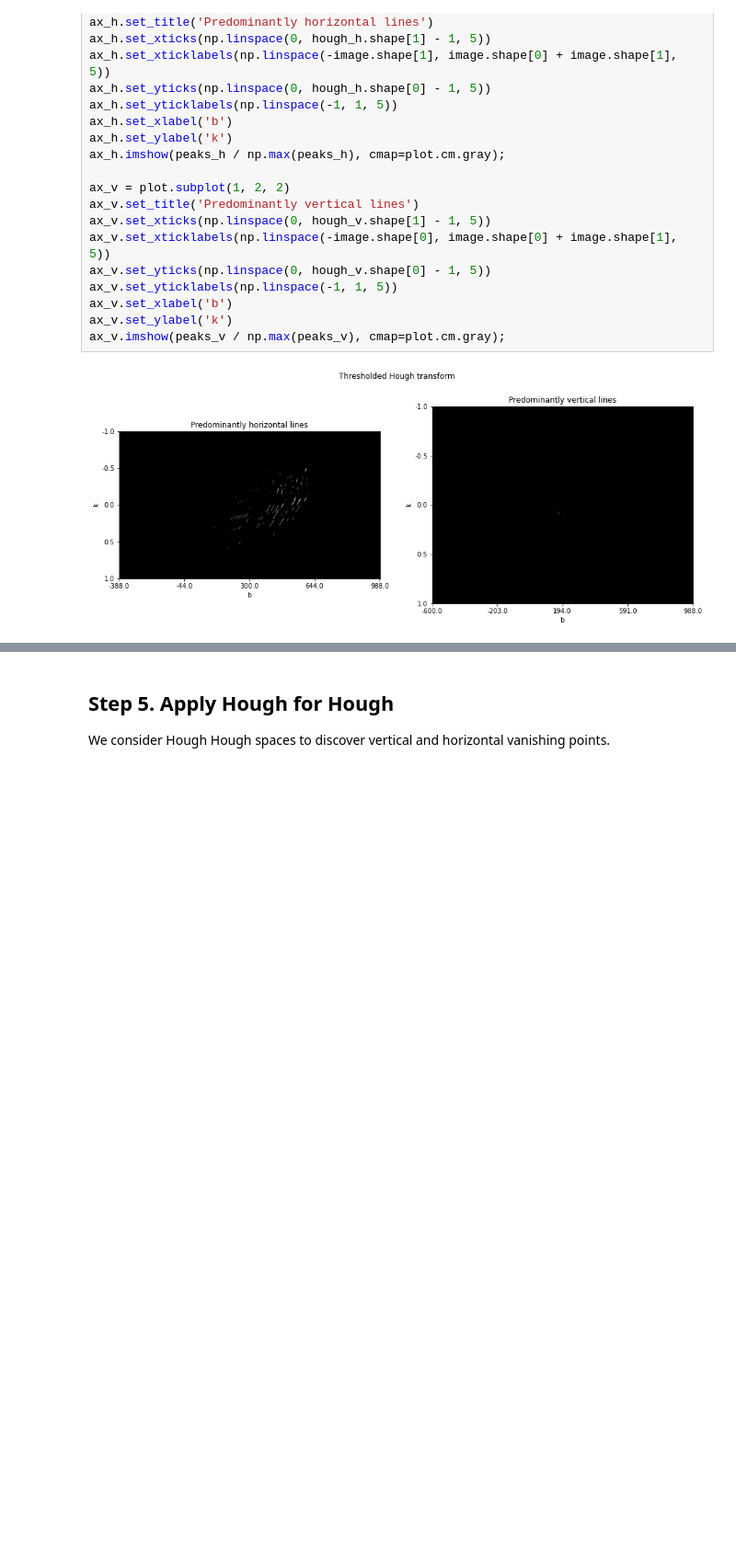
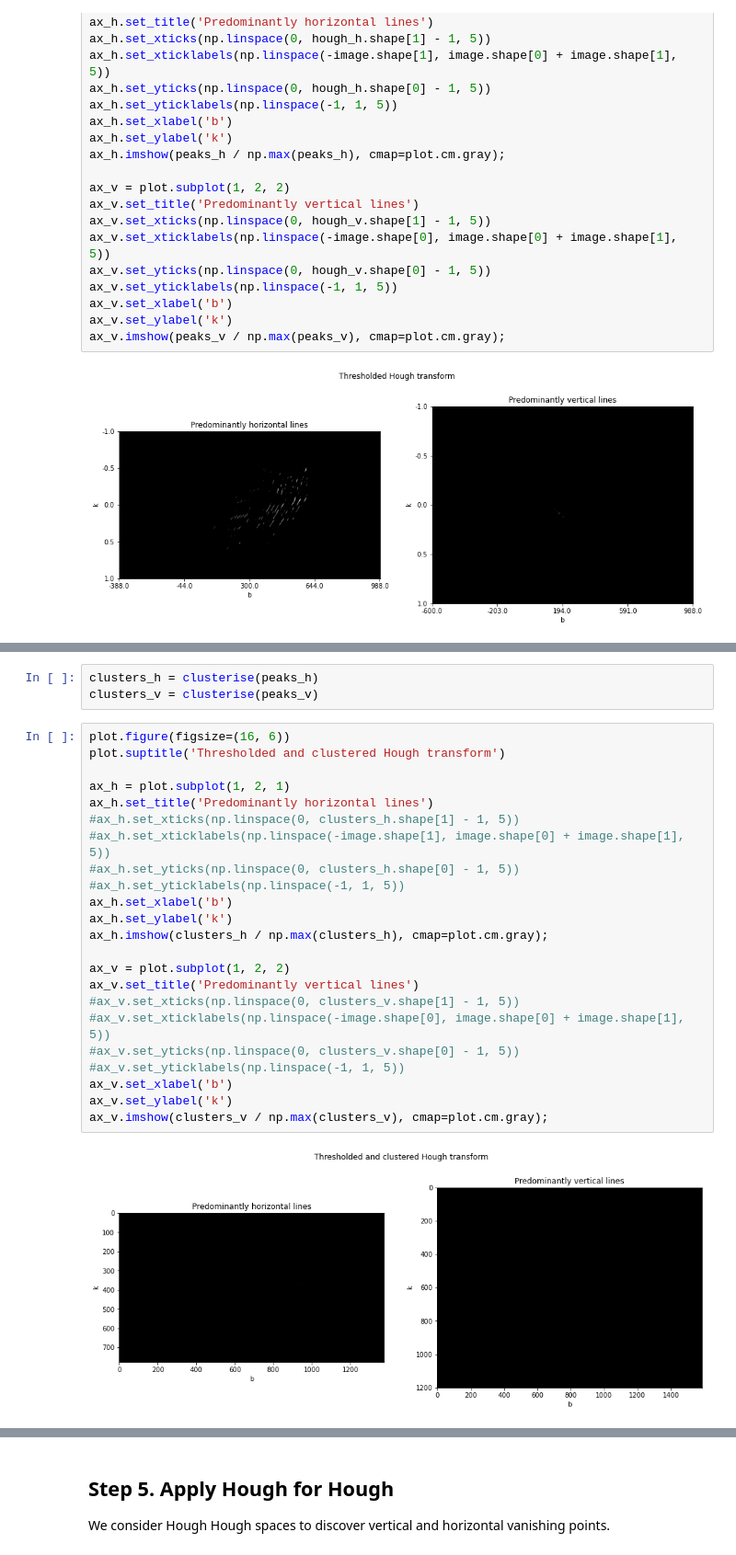
Before and after one commit to jointpoints/perspective-control, a Jupyter notebook: experiments/hough_transform.ipynb, the cells around one changed output, grey strips where cells are left out. Shown at 92% size. Cells and saved outputs as stored; diff of their text form; blank space fills up the shorter version.

```diff
--- a/experiments/hough_transform.ipynb
+++ b/experiments/hough_transform.ipynb
@@ -215,0 +233,28 @@ ax_v.imshow(peaks_v / np.max(peaks_v), cmap=plot.cm.gray);
+# %%
+clusters_h = clusterise(peaks_h)
+clusters_v = clusterise(peaks_v)
+# %%
+plot.figure(figsize=(16, 6))
+plot.suptitle('Thresholded and clustered Hough transform')
+
+ax_h = plot.subplot(1, 2, 1)
+ax_h.set_title('Predominantly horizontal lines')
+#ax_h.set_xticks(np.linspace(0, clusters_h.shape[1] - 1, 5))
+#ax_h.set_xticklabels(np.linspace(-image.shape[1], image.shape[0] + image.shape[1], 5))
+#ax_h.set_yticks(np.linspace(0, clusters_h.shape[0] - 1, 5))
+#ax_h.set_yticklabels(np.linspace(-1, 1, 5))
+ax_h.set_xlabel('b')
+ax_h.set_ylabel('k')
+ax_h.imshow(clusters_h / np.max(clusters_h), cmap=plot.cm.gray);
+
+ax_v = plot.subplot(1, 2, 2)
+ax_v.set_title('Predominantly vertical lines')
+#ax_v.set_xticks(np.linspace(0, clusters_v.shape[1] - 1, 5))
+#ax_v.set_xticklabels(np.linspace(-image.shape[0], image.shape[0] + image.shape[1], 5))
+#ax_v.set_yticks(np.linspace(0, clusters_v.shape[0] - 1, 5))
+#ax_v.set_yticklabels(np.linspace(-1, 1, 5))
+ax_v.set_xlabel('b')
+ax_v.set_ylabel('k')
+ax_v.imshow(clusters_v / np.max(clusters_v), cmap=plot.cm.gray);
+# %% [output]
+[figure, added]
```
Also changed, not shown: parts of 19 cells of this notebook.
